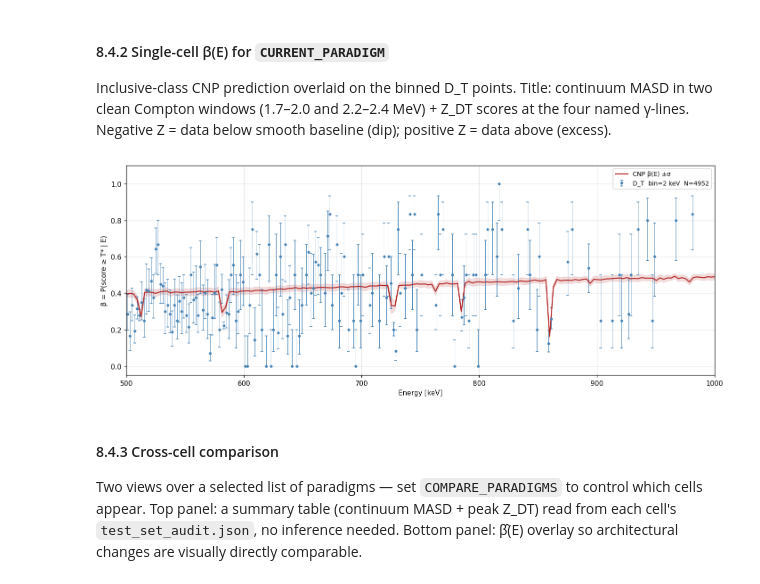
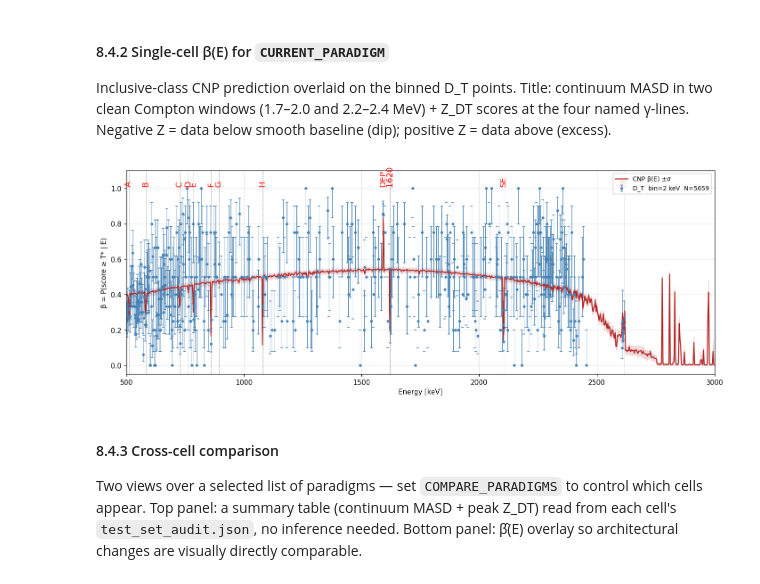
Before and after one commit to Galileo-Sandbox/MAJORANA_ACP, a Jupyter notebook: notebooks/data_visualization.ipynb, the cells around one changed output. Saved outputs shown, nothing was run; the diff lists cells and outputs as text; code cells hidden in the pictures.

```diff
--- a/notebooks/data_visualization.ipynb
+++ b/notebooks/data_visualization.ipynb
@@ -204,7 +204,14 @@ bins = np.arange(500, 3000, 1)
 
 
 PEAK_MARKERS = [
-    ("A", 510)
+    ("A", 511),
+    ("B", 583),
+    ("C", 727),
+    ("D", 763),
+    ("E", 785),
+    ("F", 860.5),
+    ("G", 893),
+    ("H", 1079),
     ("Tl-208 FE", 2614.0),
     ("Tl-208 SE", 2103.0),
     ("Tl-208 DEP", 1592.0),
@@ -223,6 +230,6 @@ ax.set_ylabel("Counts / 10 keV")
 ax.set_title(f"Energy spectrum — {sample_file.name}")
 ax.legend()
 fig.tight_layout()
-plt.xlim(500,600)
+plt.xlim(500,3000)
 plt.show()
 # %% [output]
@@ -234,13 +241,6 @@ from scipy.stats import gaussian_kde
 
 bins = np.arange(500, 2800, 2)
 bin_centers = 0.5 * (bins[:-1] + bins[1:])
-
-PEAK_MARKERS = [
-    ("Tl-208 FE", 2614.0),
-    ("Tl-208 SE", 2103.0),
-    ("Tl-208 DEP", 1592.0),
-    ("Bi-214 1620", 1620.0),
-]
 
 kde_local = gaussian_kde(energy, bw_method=1.0 / np.std(energy))
 kde_global = gaussian_kde(energy, bw_method=50.0 / np.std(energy))
@@ -884,13 +884,6 @@ DATA_PLOT_MODE = "errorbar"
 DATA_BIN_KEV = 10.0            # used by "errorbar" and "step"
 DATA_KDE_BANDWIDTH_KEV = 15.0  # used by "kde"
 DATA_MIN_EVENTS_PER_BIN = 4    # mask sparse bins (errorbar/step only)
-
-PEAK_MARKERS = [
-    ("Tl-208 FE", 2614.0),
-    ("Tl-208 SE", 2103.0),
-    ("Tl-208 DEP", 1592.0),
-    ("Bi-214 1620", 1620.0),
-]
 
 _inference_cache: dict = {}
 _dt_event_cache: dict = {}
@@ -991,8 +984,8 @@ def _draw_peak_markers(ax, e_lo=500.0, e_hi=3000.0):
     for label_, e_pk in PEAK_MARKERS:
         if e_lo <= e_pk <= e_hi:
             ax.axvline(e_pk, color="gray", ls="--", lw=0.6, alpha=0.7)
-            ax.text(e_pk, 1.02, label_.split()[-1], fontsize=7,
-                    ha="center", color="gray")
+            ax.text(e_pk-1, 1.02, label_.split()[-1], fontsize=12, rotation=90,
+                    ha="center", color="red")
 
 
 # -------- Data plotting (three modes, configured by toggle) --------
@@ -1138,35 +1131,36 @@ audit = read_cell_audit(CURRENT_PARADIGM)
 
 fig, ax = plt.subplots(figsize=(13, 5))
 plot_data(ax, CURRENT_PARADIGM, mode="errorbar", bin_width_kev=2,
               bandwidth_kev=None,)
 plot_model_curve(ax, res, label="CNP β(E) ±σ")
 
 # Title — pull MASD + peak Z scores from the audit JSON.
 if audit is not None:
     s = audit["sawtooth_metrics"]
     masd_lo = s["region_1700_2000"]["masd"]
     masd_hi = s["region_2200_2400"]["masd"]
     peak_strs = []
     for pk in audit["peak_metrics"]:
         z = pk.get("z_DT")
         if z is not None:
             peak_strs.append(f"{pk['peak_name']}:{z:+.1f}")
     title = (
         f"{_short_tag(CURRENT_PARADIGM)}\n"
         f"MASD(1.7-2.0)={masd_lo:.4f}  MASD(2.2-2.4)={masd_hi:.4f}  "
         f"|  Z_DT  " + "  ".join(peak_strs)
     )
 else:
     title = _short_tag(CURRENT_PARADIGM)
 #ax.set_title(title, fontsize=10)
+_draw_peak_markers(ax, e_lo = 500, e_hi = 3000)
 ax.set_xlabel("Energy [keV]")
 ax.set_ylabel("β = P(score ≥ T* | E)")
 ax.legend(loc="upper right", fontsize=9)
-plt.xlim(500,1000)
+plt.xlim(500,3000)
 fig.tight_layout()
 plt.show()
 # %% [output]
-[figure, old version]
+[figure, new version]
 # %% [markdown]
 #### 8.4.3 Cross-cell comparison
 
```
Also changed, not shown: parts of 8 cells of this notebook.
